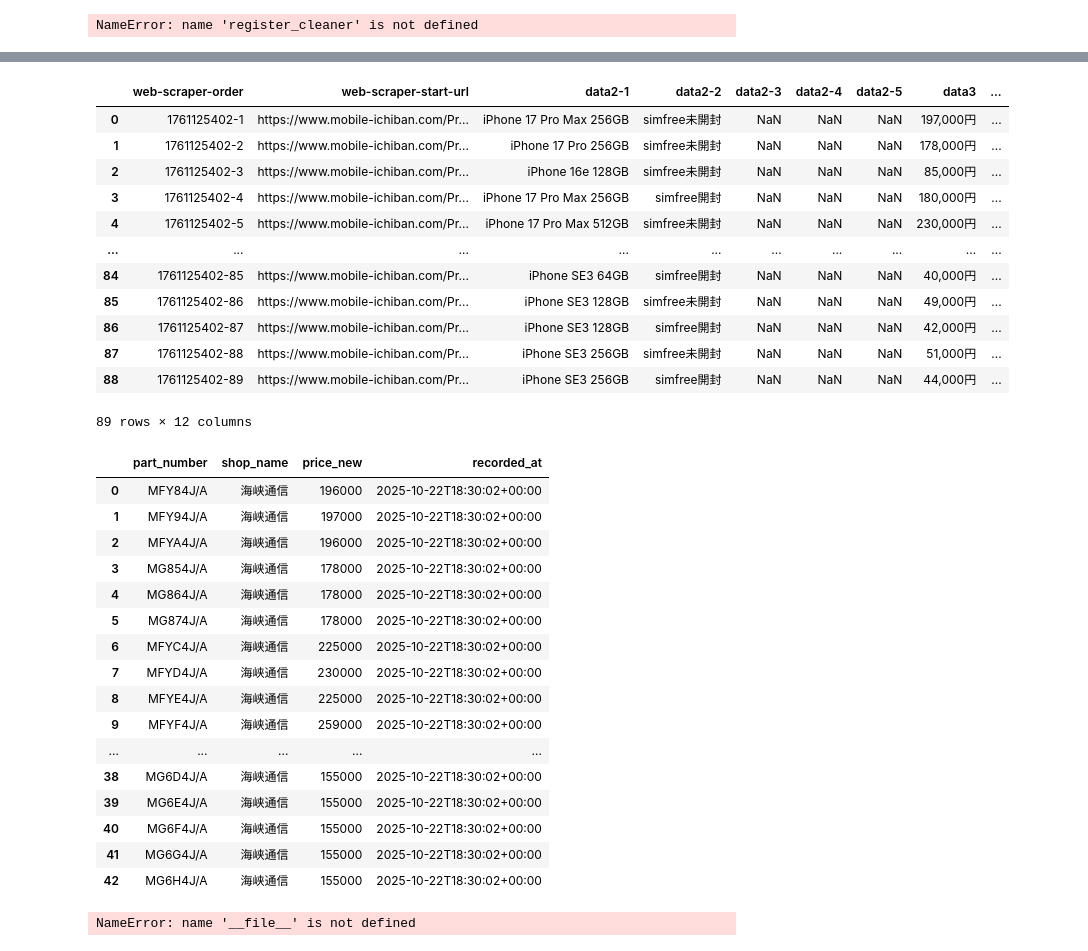
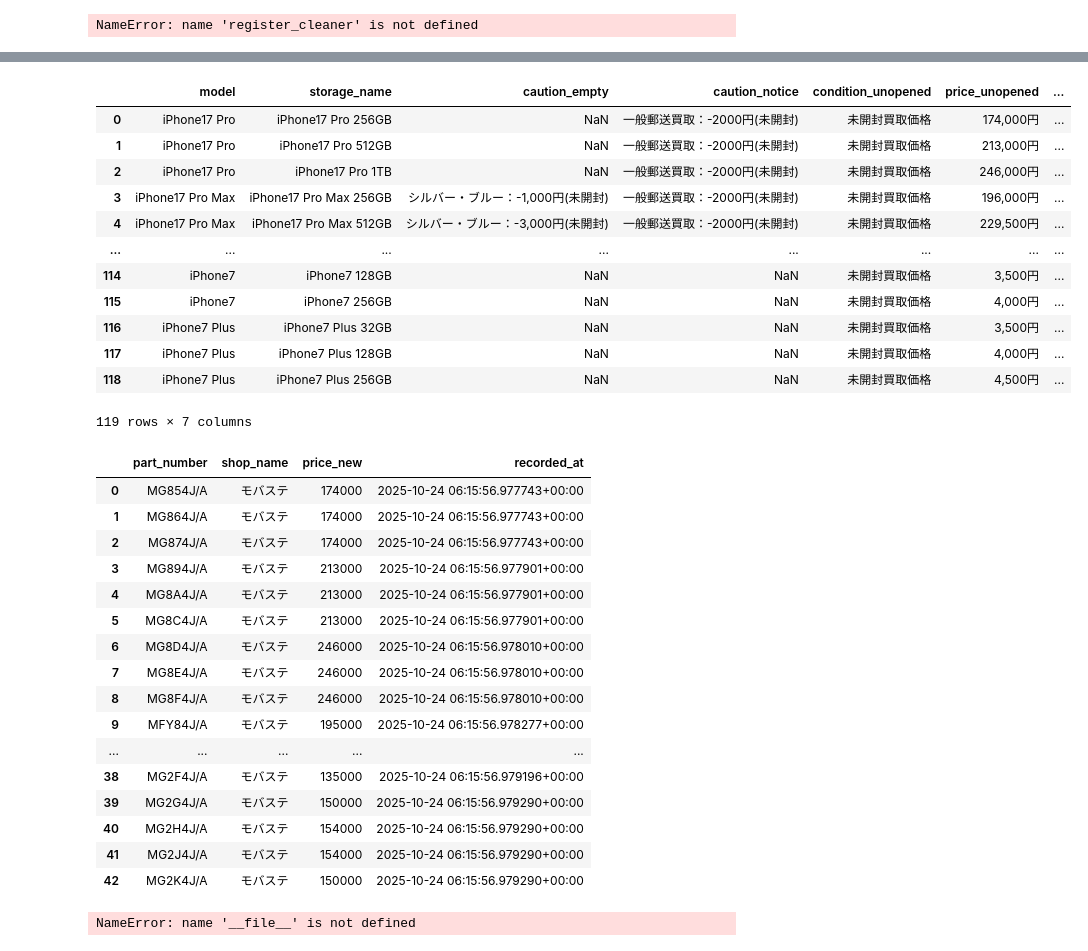
Before and after one commit to zhujiansamuel/YamagotiProjects, a Jupyter notebook: 代码验证.ipynb, the cells around one changed output, grey strips where cells are left out. Cells and saved outputs as stored; diff of their text form; code cells hidden in the pictures.

```diff
--- a/代码验证.ipynb
+++ b/代码验证.ipynb
@@ -2910,41 +3266,41 @@ NameError: name 'register_cleaner' is not defined
 # %%
-df_2 = pd.read_csv("/Users/syu/PycharmProjects/YamagotiProjects/shop2 (1).csv")
-df_2
+df_11 = pd.read_csv("/Users/syu/PycharmProjects/YamagotiProjects/localdata/pastec_prices.csv")
+df_11
 # %% [output]
-|  | web-scraper-order | web-scraper-start-url | data2-1 | data2-2 | data2-3 | data2-4 | data2-5 | data3 | ... |
-| 0 | 1761125402-1 | https://www.mobile-ichiban.com/Pr... | iPhone 17 Pro Max 256GB | simfree未開封 | NaN | NaN | NaN | 197,000円 | ... |
-| 1 | 1761125402-2 | https://www.mobile-ichiban.com/Pr... | iPhone 17 Pro 256GB | simfree未開封 | NaN | NaN | NaN | 178,000円 | ... |
-| 2 | 1761125402-3 | https://www.mobile-ichiban.com/Pr... | iPhone 16e 128GB | simfree未開封 | NaN | NaN | NaN | 85,000円 | ... |
-| 3 | 1761125402-4 | https://www.mobile-ichiban.com/Pr... | iPhone 17 Pro Max 256GB | simfree開封 | NaN | NaN | NaN | 180,000円 | ... |
-| 4 | 1761125402-5 | https://www.mobile-ichiban.com/Pr... | iPhone 17 Pro Max 512GB | simfree未開封 | NaN | NaN | NaN | 230,000円 | ... |
-| ... | ... | ... | ... | ... | ... | ... | ... | ... | ... |
-| 84 | 1761125402-85 | https://www.mobile-ichiban.com/Pr... | iPhone SE3 64GB | simfree開封 | NaN | NaN | NaN | 40,000円 | ... |
-| 85 | 1761125402-86 | https://www.mobile-ichiban.com/Pr... | iPhone SE3 128GB | simfree未開封 | NaN | NaN | NaN | 49,000円 | ... |
-| 86 | 1761125402-87 | https://www.mobile-ichiban.com/Pr... | iPhone SE3 128GB | simfree開封 | NaN | NaN | NaN | 42,000円 | ... |
-| 87 | 1761125402-88 | https://www.mobile-ichiban.com/Pr... | iPhone SE3 256GB | simfree未開封 | NaN | NaN | NaN | 51,000円 | ... |
-| 88 | 1761125402-89 | https://www.mobile-ichiban.com/Pr... | iPhone SE3 256GB | simfree開封 | NaN | NaN | NaN | 44,000円 | ... |
+|  | model | storage_name | caution_empty | caution_notice | condition_unopened | price_unopened | ... |
+| 0 | iPhone17 Pro | iPhone17 Pro 256GB | NaN | 一般郵送買取：-2000円(未開封) | 未開封買取価格 | 174,000円 | ... |
+| 1 | iPhone17 Pro | iPhone17 Pro 512GB | NaN | 一般郵送買取：-2000円(未開封) | 未開封買取価格 | 213,000円 | ... |
+| 2 | iPhone17 Pro | iPhone17 Pro 1TB | NaN | 一般郵送買取：-2000円(未開封) | 未開封買取価格 | 246,000円 | ... |
+| 3 | iPhone17 Pro Max | iPhone17 Pro Max 256GB | シルバー・ブルー：-1,000円(未開封) | 一般郵送買取：-2000円(未開封) | 未開封買取価格 | 196,000円 | ... |
+| 4 | iPhone17 Pro Max | iPhone17 Pro Max 512GB | シルバー・ブルー：-3,000円(未開封) | 一般郵送買取：-2000円(未開封) | 未開封買取価格 | 229,500円 | ... |
+| ... | ... | ... | ... | ... | ... | ... | ... |
+| 114 | iPhone7 | iPhone7 128GB | NaN | NaN | 未開封買取価格 | 3,500円 | ... |
+| 115 | iPhone7 | iPhone7 256GB | NaN | NaN | 未開封買取価格 | 4,000円 | ... |
+| 116 | iPhone7 Plus | iPhone7 Plus 32GB | NaN | NaN | 未開封買取価格 | 3,500円 | ... |
+| 117 | iPhone7 Plus | iPhone7 Plus 128GB | NaN | NaN | 未開封買取価格 | 4,000円 | ... |
+| 118 | iPhone7 Plus | iPhone7 Plus 256GB | NaN | NaN | 未開封買取価格 | 4,500円 | ... |
-89 rows × 12 columns
+119 rows × 7 columns
 # %%
-res = clean_shop2(df_2)
+res = clean_shop11(df_11)
 res
 # %% [output]
 |  | part_number | shop_name | price_new | recorded_at |
-| 0 | MFY84J/A | 海峡通信 | 196000 | 2025-10-22T18:30:02+00:00 |
-| 1 | MFY94J/A | 海峡通信 | 197000 | 2025-10-22T18:30:02+00:00 |
-| 2 | MFYA4J/A | 海峡通信 | 196000 | 2025-10-22T18:30:02+00:00 |
-| 3 | MG854J/A | 海峡通信 | 178000 | 2025-10-22T18:30:02+00:00 |
-| 4 | MG864J/A | 海峡通信 | 178000 | 2025-10-22T18:30:02+00:00 |
-| 5 | MG874J/A | 海峡通信 | 178000 | 2025-10-22T18:30:02+00:00 |
-| 6 | MFYC4J/A | 海峡通信 | 225000 | 2025-10-22T18:30:02+00:00 |
-| 7 | MFYD4J/A | 海峡通信 | 230000 | 2025-10-22T18:30:02+00:00 |
-| 8 | MFYE4J/A | 海峡通信 | 225000 | 2025-10-22T18:30:02+00:00 |
-| 9 | MFYF4J/A | 海峡通信 | 259000 | 2025-10-22T18:30:02+00:00 |
+| 0 | MG854J/A | モバステ | 174000 | 2025-10-24 06:15:56.977743+00:00 |
+| 1 | MG864J/A | モバステ | 174000 | 2025-10-24 06:15:56.977743+00:00 |
+| 2 | MG874J/A | モバステ | 174000 | 2025-10-24 06:15:56.977743+00:00 |
+| 3 | MG894J/A | モバステ | 213000 | 2025-10-24 06:15:56.977901+00:00 |
+| 4 | MG8A4J/A | モバステ | 213000 | 2025-10-24 06:15:56.977901+00:00 |
+| 5 | MG8C4J/A | モバステ | 213000 | 2025-10-24 06:15:56.977901+00:00 |
+| 6 | MG8D4J/A | モバステ | 246000 | 2025-10-24 06:15:56.978010+00:00 |
+| 7 | MG8E4J/A | モバステ | 246000 | 2025-10-24 06:15:56.978010+00:00 |
+| 8 | MG8F4J/A | モバステ | 246000 | 2025-10-24 06:15:56.978010+00:00 |
+| 9 | MFY84J/A | モバステ | 195000 | 2025-10-24 06:15:56.978277+00:00 |
 | ... | ... | ... | ... | ... |
-| 38 | MG6D4J/A | 海峡通信 | 155000 | 2025-10-22T18:30:02+00:00 |
-| 39 | MG6E4J/A | 海峡通信 | 155000 | 2025-10-22T18:30:02+00:00 |
-| 40 | MG6F4J/A | 海峡通信 | 155000 | 2025-10-22T18:30:02+00:00 |
-| 41 | MG6G4J/A | 海峡通信 | 155000 | 2025-10-22T18:30:02+00:00 |
-| 42 | MG6H4J/A | 海峡通信 | 155000 | 2025-10-22T18:30:02+00:00 |
+| 38 | MG2F4J/A | モバステ | 135000 | 2025-10-24 06:15:56.979196+00:00 |
+| 39 | MG2G4J/A | モバステ | 150000 | 2025-10-24 06:15:56.979290+00:00 |
+| 40 | MG2H4J/A | モバステ | 154000 | 2025-10-24 06:15:56.979290+00:00 |
+| 41 | MG2J4J/A | モバステ | 154000 | 2025-10-24 06:15:56.979290+00:00 |
+| 42 | MG2K4J/A | モバステ | 150000 | 2025-10-24 06:15:56.979290+00:00 |
 # %%
 import re, requests
 from bs4 import BeautifulSoup  # pip install beautifulsoup4
```
Also changed, not shown: parts of 1 cell of this notebook, 3 other files.
